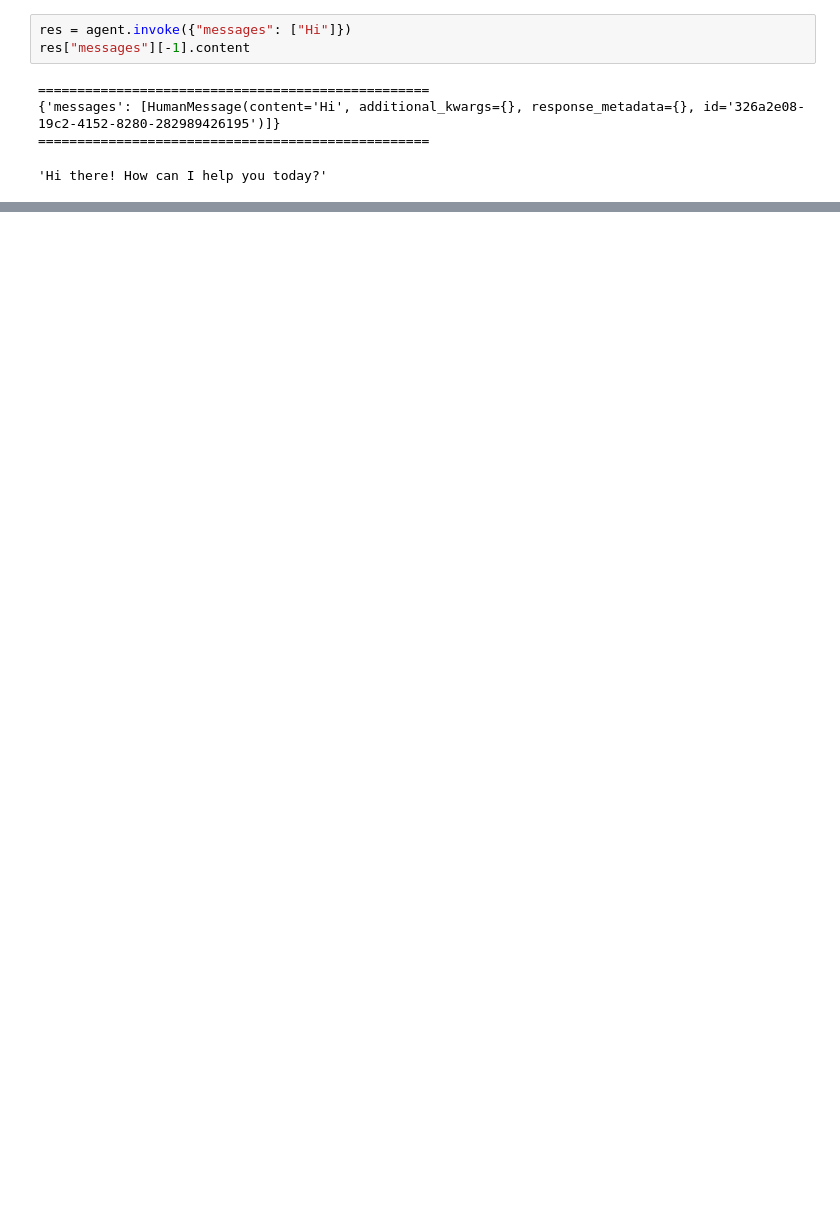
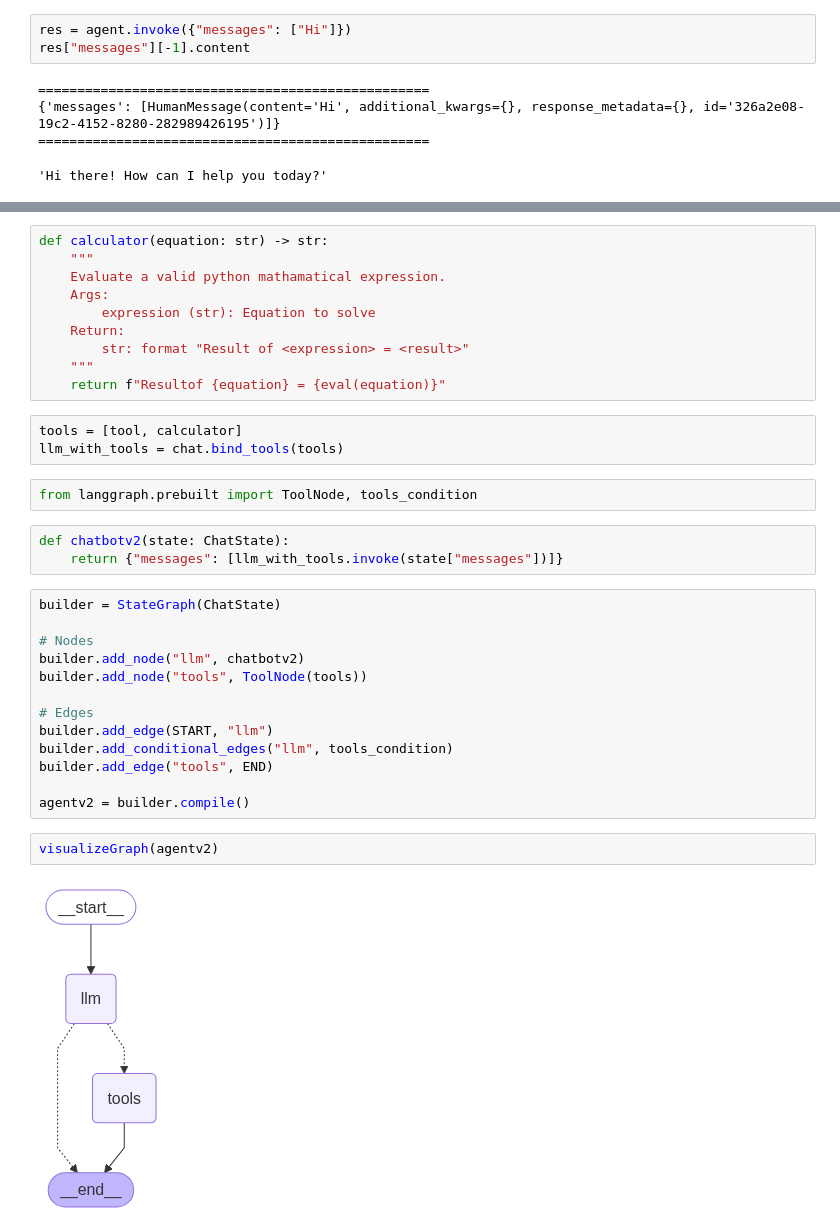
Before and after one commit to LakshyGehlot/ai-agents-lab, a Jupyter notebook: lg_lab.ipynb, the cells around one changed output, grey strips where cells are left out. Cells and saved outputs as stored; diff of their text form; blank space fills up the shorter version.

Commit message:
Integrating memory in lang graph agents and streaming

```diff
--- a/lg_lab.ipynb
+++ b/lg_lab.ipynb
@@ -58,0 +66,35 @@ res["messages"][-1].content
+# %%
+def calculator(equation: str) -> str:
+    """
+    Evaluate a valid python mathamatical expression.
+    Args:
+        expression (str): Equation to solve
+    Return:
+        str: format "Result of <expression> = <result>"
+    """
+    return f"Resultof {equation} = {eval(equation)}"
+# %%
+tools = [tool, calculator]
+llm_with_tools = chat.bind_tools(tools)
+# %%
+from langgraph.prebuilt import ToolNode, tools_condition
+# %%
+def chatbotv2(state: ChatState):
+    return {"messages": [llm_with_tools.invoke(state["messages"])]}
+# %%
+builder = StateGraph(ChatState)
+
+# Nodes
+builder.add_node("llm", chatbotv2)
+builder.add_node("tools", ToolNode(tools))
+
+# Edges
+builder.add_edge(START, "llm")
+builder.add_conditional_edges("llm", tools_condition)
+builder.add_edge("tools", END)
+
+agentv2 = builder.compile()
+# %%
+visualizeGraph(agentv2)
+# %% [output]
+[figure, added]
```
Also changed, not shown: parts of 17 cells of this notebook.
